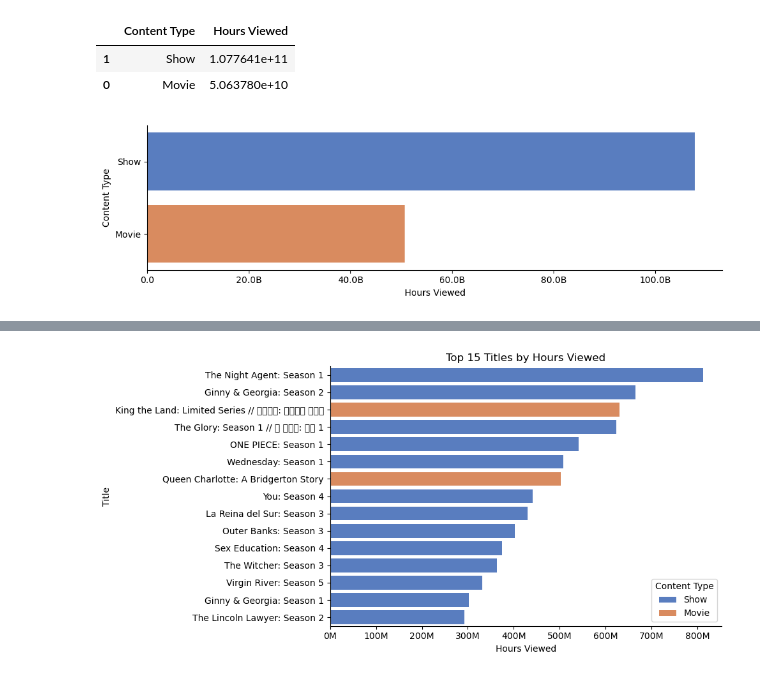
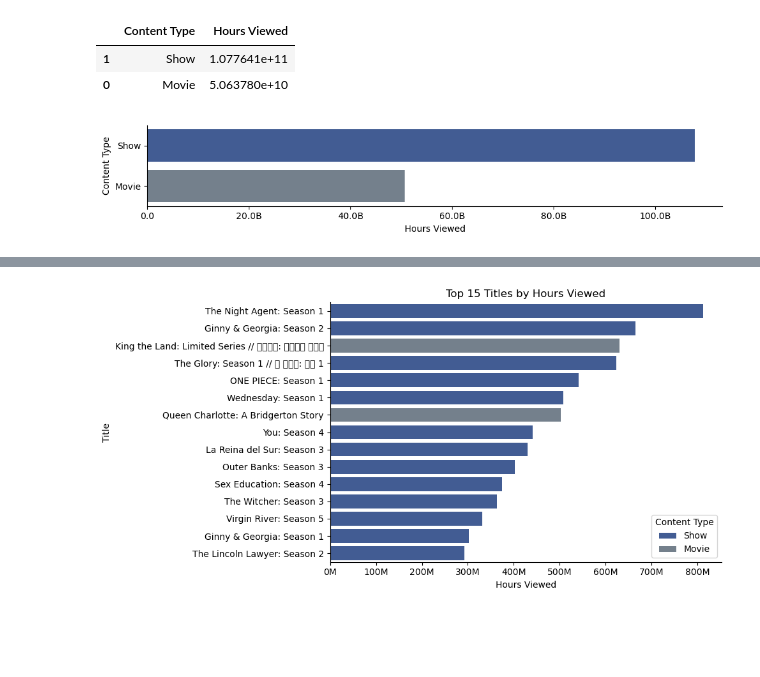
Before and after one commit to modyreturn/Netflix-Analysis, a Jupyter notebook: 3_Hours_Viewed_Analysis.ipynb, the cells around one changed output, grey strips where cells are left out. Drawn from its saved outputs; the diff is of its cells as text; code cells hidden in the pictures; blank space fills up the shorter version.

```diff
--- a/3_Hours_Viewed_Analysis.ipynb
+++ b/3_Hours_Viewed_Analysis.ipynb
@@ -120,32 +120,35 @@ hours_viewed_by_content_type
 | 1 | Show | 1.077641e+11 |
 | 0 | Movie | 5.063780e+10 |
 # %%
-plt.figure(figsize=(10, 3))
+
+colors = ['#3557A0', 'slategrey']
+
+plt.figure(figsize=(10, 2))
 
 # Define a custom function to format tick labels with billion abbreviation
 def billion_formatter(value, params):
     """Formats tick labels to display billions with abbreviation."""
     if value >= 1e9:
         return f"{value / 1e9:.1f}B"
     else:
         return f"{value:.1f}"
 
 sns.barplot(data=hours_viewed_by_content_type,
                 x='Hours Viewed',
                 y='Content Type',
-                palette=sns.color_palette('muted'),
+                palette=colors,
 
 )
 
 # Format y-axis tick labels
 plt.gca().xaxis.set_major_formatter(billion_formatter)
 
 
 sns.despine()
 plt.tight_layout()
 plt.show()
 # %% [output]
-[figure, old version]
+[figure, new version]
 # %%
 # Selecting the top 15 titles by hours view
 top_15_viewed = df.nlargest(15, 'Hours Viewed')
@@ -168,13 +171,16 @@ top_15_viewed
 | 8 | Ginny & Georgia: Season 1 | Yes | 2021-02-24 | 302100000.0 | English | Show | 2021 | ... |
 | 18223 | The Lincoln Lawyer: Season 2 | Yes | 2023-07-06 | 292300000.0 | English | Show | 2023 | ... |
 # %%
+
+colors = ['#3557A0', 'slategrey']
+
 plt.figure(figsize=(10, 5))
 
 sns.barplot(data=top_15_viewed,
                 x='Hours Viewed',
                 y='Title',
                 hue='Content Type',
-                palette=sns.color_palette('muted'),
+                palette=colors,
 
                 )
 
@@ -196,4 +202,4 @@ sns.despine()
 plt.tight_layout()
 plt.show()
 # %% [output]
-[figure, old version]
+[figure, new version]
```
